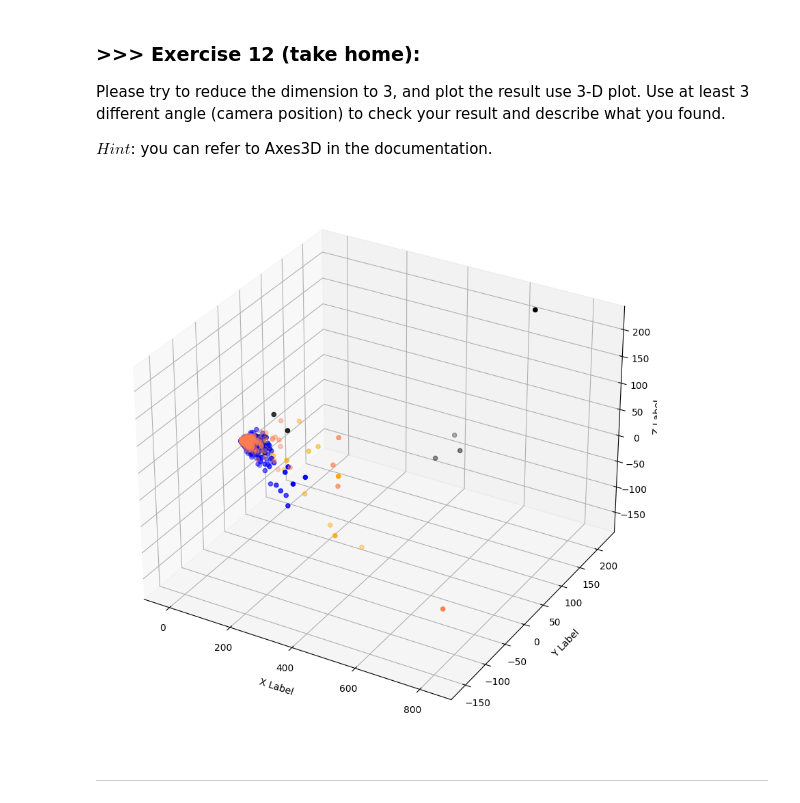
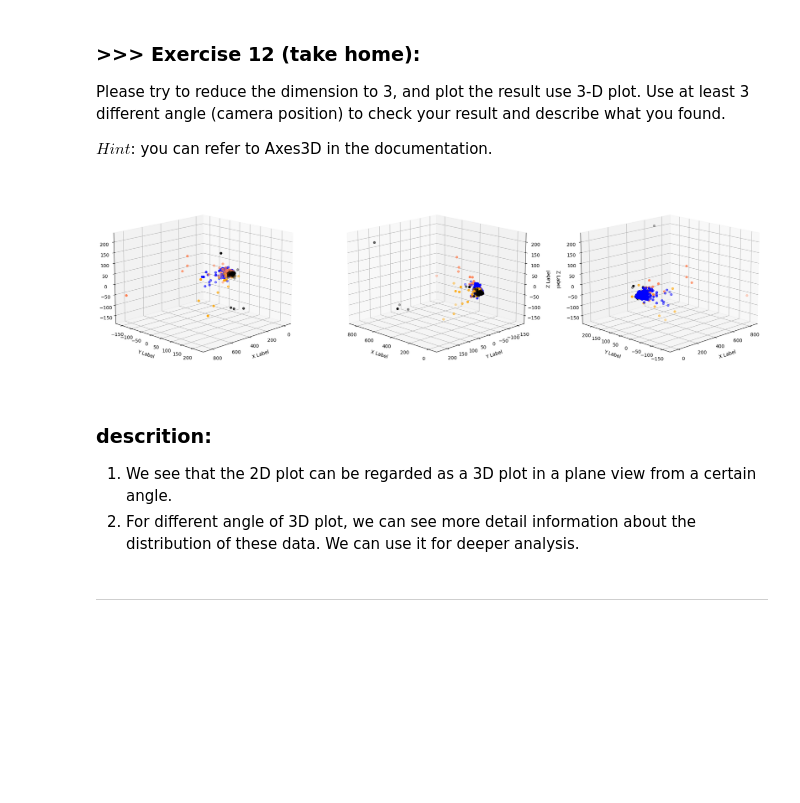
Before and after one commit to Wu-Cheng-Kai/DM2022-Lab1-Master, a Jupyter notebook: DM2022-Lab1-Master.ipynb, the cells around one changed output. Drawn from its saved outputs; the diff is of its cells as text; code cells hidden in the pictures; blank space fills up the shorter version.

```diff
--- a/DM2022-Lab1-Master.ipynb
+++ b/DM2022-Lab1-Master.ipynb
@@ -1188,25 +1191,35 @@ $Hint$: you can refer to Axes3D in the documentation.
 # %%
 # Answer here
 from mpl_toolkits.mplot3d.axes3d import Axes3D
 
 X_reduced = PCA(n_components = 3).fit_transform(X_counts.toarray())
 col = ['coral', 'blue', 'black', 'orange']
 
-fig = plt.figure(figsize = (15,8))
-ax = Axes3D(fig)
-fig.add_axes(ax)
-for c, category in zip(col, categories):
-    x = X_reduced[X['category_name'] == category].T[0]
-    y = X_reduced[X['category_name'] == category].T[1]
-    z = X_reduced[X['category_name'] == category].T[2]
-    ax.scatter(x, y, z, c = c, marker = 'o')
-ax.grid(color='gray', linestyle=':', linewidth=2, alpha=0.2)
-ax.set_xlabel('\nX Label')
-ax.set_ylabel('\nY Label')
-ax.set_zlabel('Z Label')
+fig = plt.figure(figsize = (25,10))
+
+ax = []    # plot 3 3D-plot in a list
+
+for i in range(3):
+    ax.append(fig.add_subplot(1, 3, i+1, projection='3d'))
+    for c, category in zip(col, categories):
+        x = X_reduced[X['category_name'] == category].T[0]
+        y = X_reduced[X['category_name'] == category].T[1]
+        z = X_reduced[X['category_name'] == category].T[2]
+        ax[i].scatter(x, y, z, c = c, marker = 'o')
+
+    ax[i].set_xlabel('\nX Label')
+    ax[i].set_ylabel('\nY Label')
+    ax[i].set_zlabel('\nZ Label')
+
+    ax[i].view_init(elev=15, azim=45*(2*i+1))  # view in 3 different degree (45, 135, 225)
+
 plt.show()
 # %% [output]
-[figure, old version]
+[figure, new version]
+# %% [markdown]
+### descrition:
+1. We see that the 2D plot can be regarded as a 3D plot in a plane view from a certain angle.
+2. For different angle of 3D plot, we can see more detail information about the distribution of these data. We can use it for deeper analysis.
 # %% [markdown]
 ---
 # %% [markdown]
```
Also changed, not shown: parts of 12 cells of this notebook.
